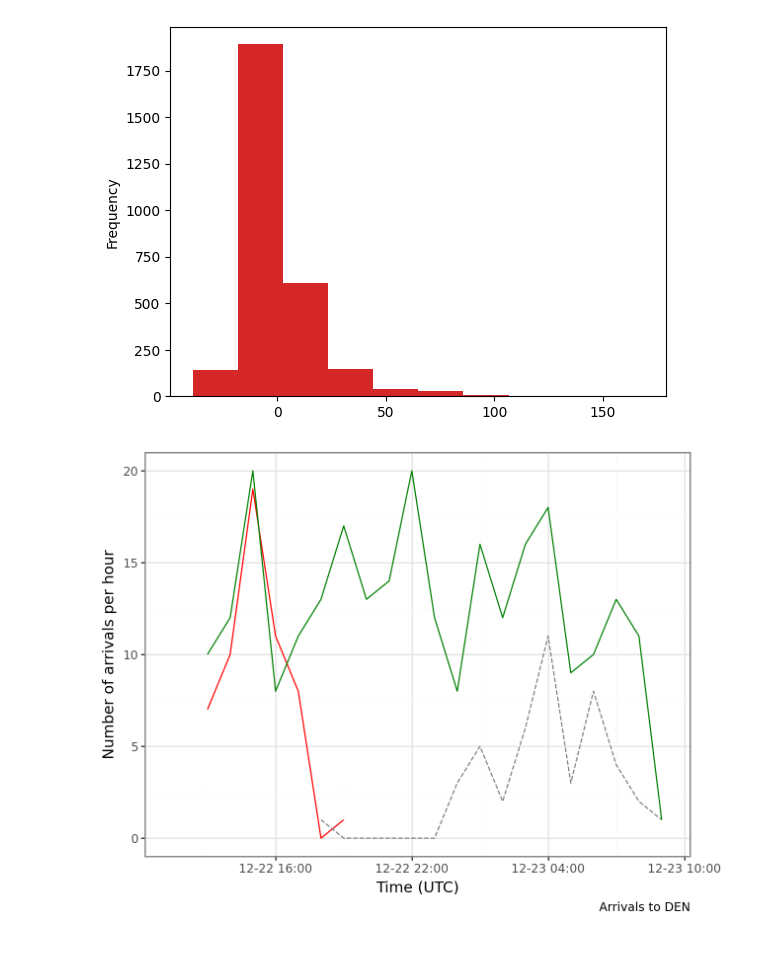
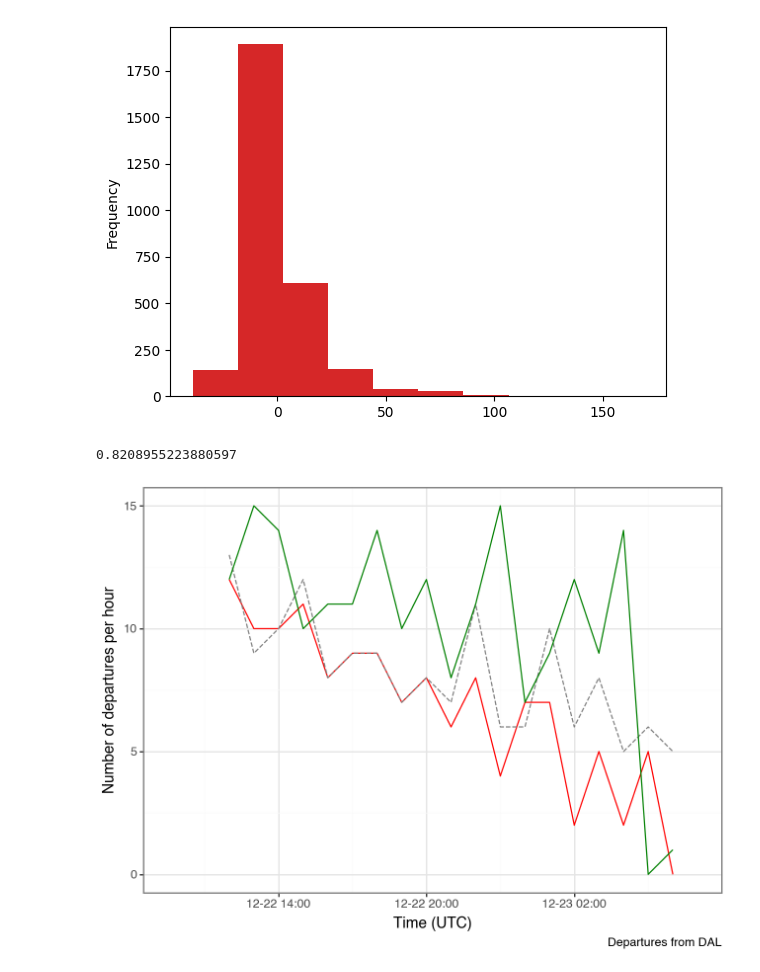
Before and after one commit to broad-well/recovair-abm, a Jupyter notebook: validation/compare_outcomes_once.ipynb, the cells around one changed output. Cells and saved outputs as stored; diff of their text form; code cells hidden in the pictures.

```diff
--- a/validation/compare_outcomes_once.ipynb
+++ b/validation/compare_outcomes_once.ipynb
@@ -497,10 +481,14 @@ plt.hist((comp2022.actual['ACTUAL_ELAPSED_TIME'] - comp2022.actual['SCHEDULED_EL
 plt.show()
 # %% [output]
 [figure]
+# %%
+comp2022.simulated.query('origin == "DEN"').CANCELLED.mean()
+# %% [output]
+0.8208955223880597
 # %%
-compare_arr_throughput_toggling_disruptions(comp2022.actual, comp2022.simulated, comp2022_nodisrupt.simulated, 'DEN')
+compare_dep_throughput_toggling_disruptions(comp2022.actual, comp2022.simulated, comp2022_nodisrupt.simulated, 'DAL')
 # %% [output]
-[figure, old version]
+[figure, new version]
 # %%
 for focus in ['DEN', 'HOU', 'MDW', 'MCO']:
     # co.pn.ggsave(compare_arr_throughput(comp, focus), f'plots/2022-nodisrupt-{focus}-arr-throughput.pdf', width=4, height=3)
```
Also changed, not shown: parts of 43 cells of this notebook, 4 other files.
